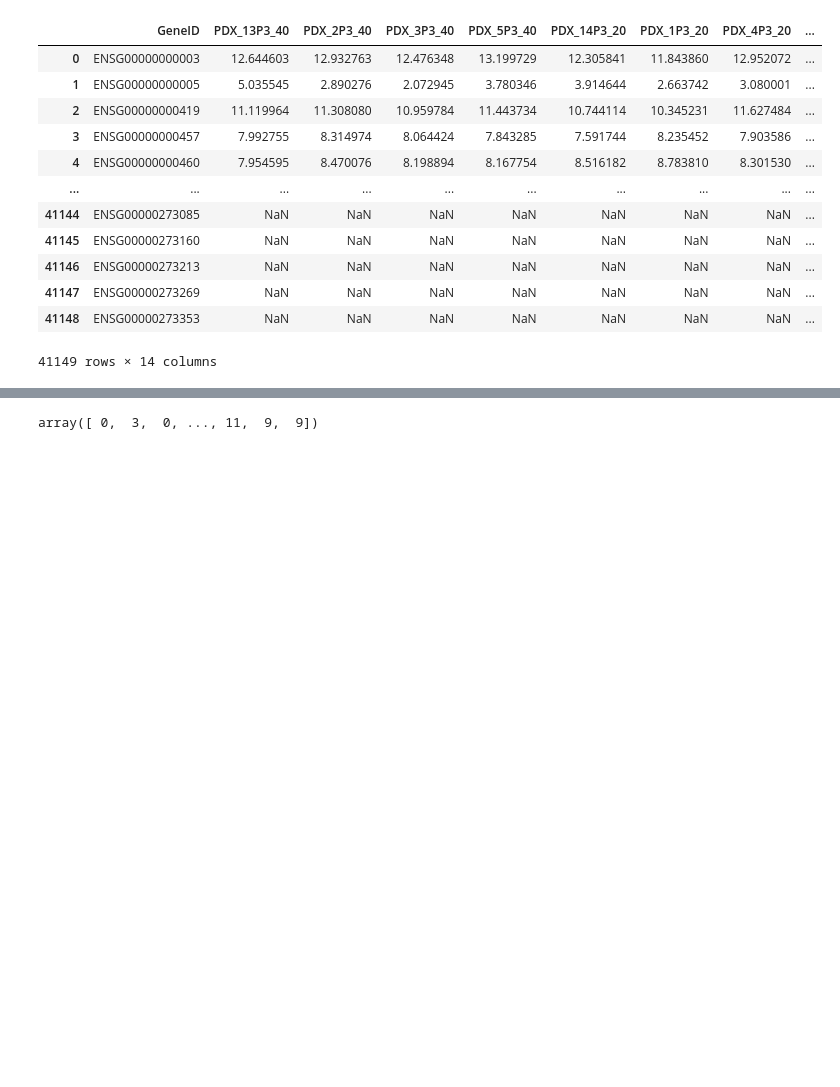
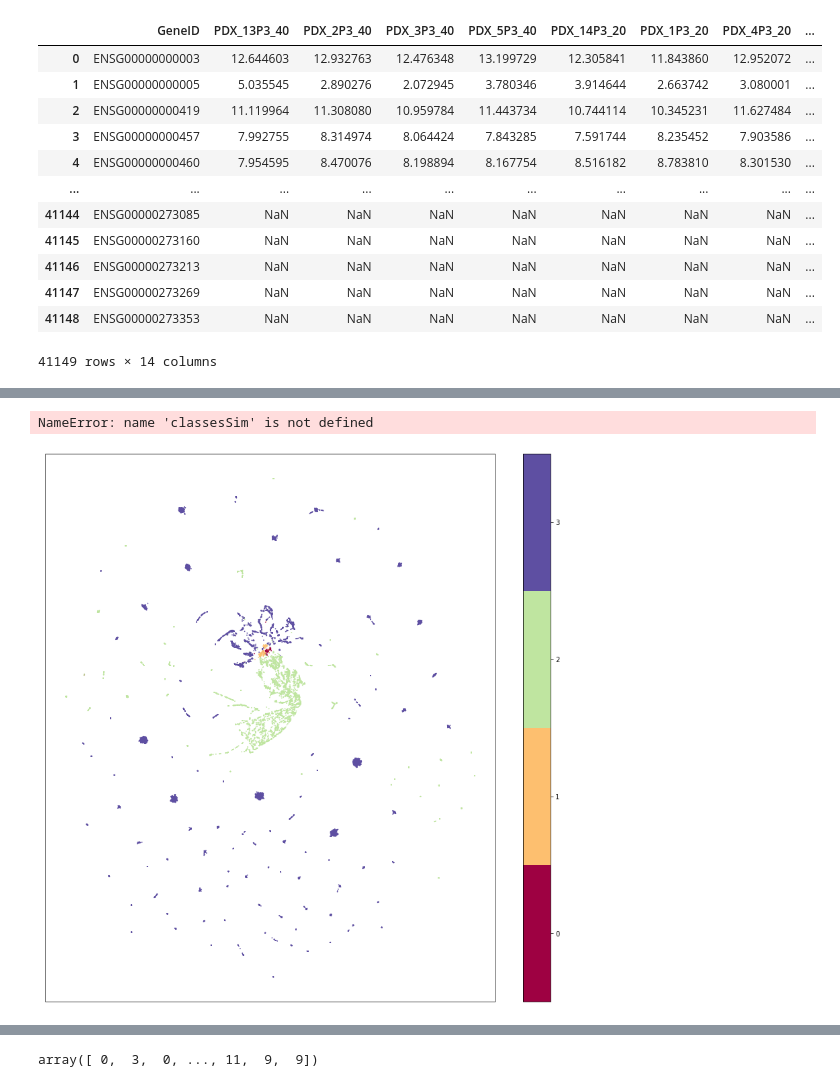
Before and after one commit to powerhorse1986/statsPlotGenerator, a Jupyter notebook: TestGPUPoweredUMAP.ipynb, the cells around one changed output, grey strips where cells are left out. Saved outputs shown, nothing was run; the diff lists cells and outputs as text; code cells hidden in the pictures; blank space fills up the shorter version.

```diff
--- a/TestGPUPoweredUMAP.ipynb
+++ b/TestGPUPoweredUMAP.ipynb
@@ -945,0 +886,13 @@ tmpPlt['Source'] = pltDF['Source']
+# %%
+tmpSim = pltSimDF.drop(columns = 'Source')
+tmpSim.columns = tmp.columns.values
+# %%
+pltSimDF.columns = pltDF.columns.values
+# %%
+targetSim = np.array(pltSimDF.Source, dtype = np.str)
+leSim = LabelEncoder()
+targetSim = leSim.fit_transform(targetSim)
+classesSIm = ['SimHighDose', 'SimLowDose', 'SimTumor', 'SimVeh']
+# %%
+%%time
+embeddingSim = umap.UMAP(n_neighbors = 15).fit_transform(tmpSim)
@@ -946,8 +902,10 @@ tmpPlt['Source'] = pltDF['Source']
 # %%
-fig, ax = plt.subplots(1, figsize = (14, 10))
-plt.scatter(tmpPlt.PC1, tmpPlt.PC2, c = tmpPlt.Target, s = 1, cmap = 'Spectral', alpha = 0.8)
-plt.setp(ax, xticks = [], yticks = [])
-cbar = plt.colorbar(boundaries = np.arange(4) - 0.5)
-cbar.set_ticks(np.arange(3))
-cbar.set_ticklabels(classes)
-plt.plot()
+fig2, ax2 = plt.subplots(1, figsize = (15, 15))
+plt.scatter(*embeddingSim.T, s = 0.5, c = targetSim, cmap = 'Spectral', alpha = 1.0)
+plt.setp(ax2, xticks = [], yticks = [])
+cbar = plt.colorbar(boundaries = np.arange(5) - 0.5)
+cbar.set_ticks(np.arange(4))
+cbar.set_ticklabels(classesSim)
+# %% [output]
+NameError: name 'classesSim' is not defined
+[figure, added]
```
Also changed, not shown: parts of 59 cells of this notebook.
